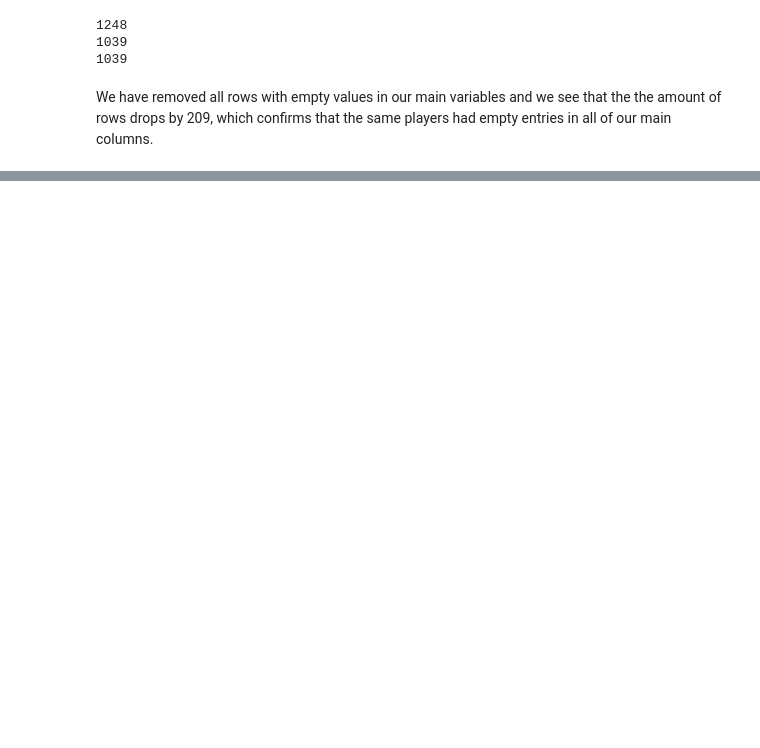
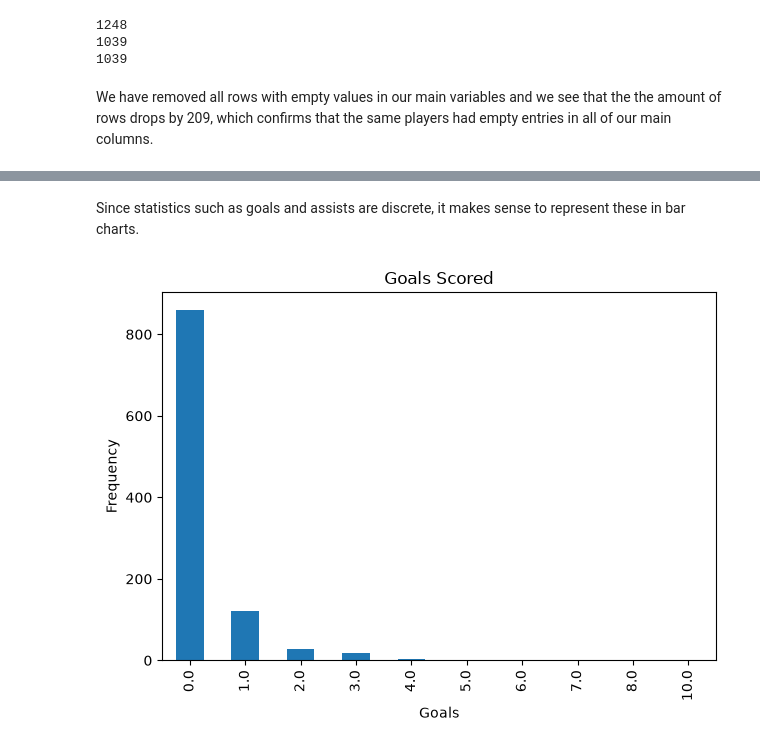
Before and after one commit to kacprinho/world-cup-EDA, a Jupyter notebook: notebooks/player-EDA.ipynb, the cells around one changed output, grey strips where cells are left out. Saved outputs shown, nothing was run; the diff lists cells and outputs as text; code cells hidden in the pictures; blank space fills up the shorter version.

Commit message:
Adding description of data & bar charts for goals and assists

```diff
--- a/notebooks/player-EDA.ipynb
+++ b/notebooks/player-EDA.ipynb
@@ -118,6 +121,7 @@ print(len(data))
 data = data.dropna(subset=["goals", "minutes", "assists"])
 print(len(data))
 print(1248-209)
+data = data.drop(columns=["pens_won", "pens_conceded"])
 # %% [output]
 1248
 1039
@@ -126,0 +146,15 @@ We have removed all rows with empty values in our main variables and we see that
+# %% [markdown]
+Since statistics such as goals and assists are discrete, it makes sense to represent these in bar charts.
+# %%
+#Getting the count of goals scored by each player
+counts_goals = data['goals'].value_counts().sort_index()
+
+#Making the Plot
+counts_goals.plot(kind='bar')
+mpl.title('Goals Scored')
+mpl.xlabel('Goals')
+mpl.ylabel('Frequency')
+mpl.tight_layout()
+mpl.show()
+# %% [output]
+[figure, added]
```
Also changed, not shown: parts of 6 cells of this notebook.
